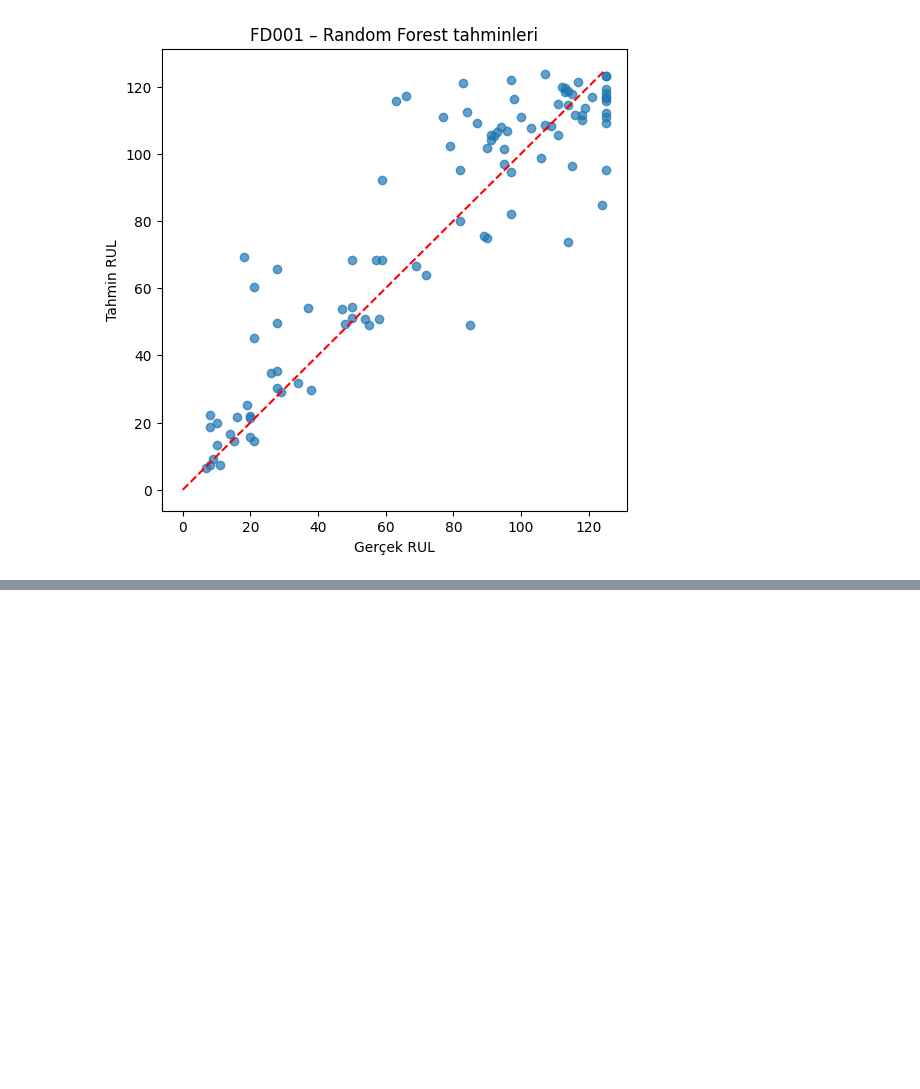
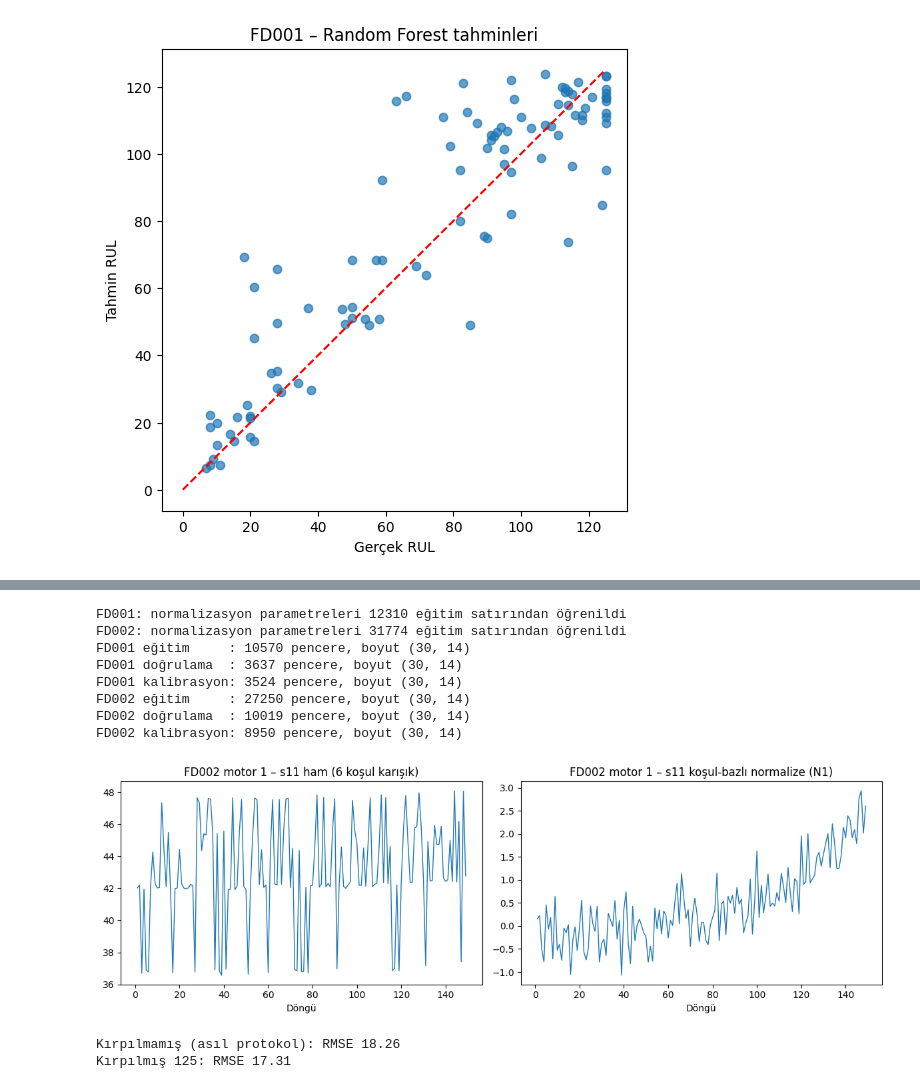
Before and after one commit to reyyan16/cmapss-rul-tahmini, a Jupyter notebook: 01_EDA_ve_Baseline.ipynb, the cells around one changed output, grey strips where cells are left out. Cells and saved outputs as stored; diff of their text form; code cells hidden in the pictures; blank space fills up the shorter version.

Commit message:
FD002, motor bazlı bölme, normalizasyon, pencereleme

```diff
--- a/01_EDA_ve_Baseline.ipynb
+++ b/01_EDA_ve_Baseline.ipynb
@@ -96,0 +140,55 @@ plt.savefig('rf_tahmin.png', dpi=150); plt.show()
+# %%
+kullan = ['s2','s3','s4','s7','s8','s9','s11','s12','s13','s14','s15','s17','s20','s21']
+for fd in veri:
+    d = veri[fd]['train']
+    d['RUL'] = d.groupby('anahtar')['dongu'].transform('max') - d['dongu']
+    e = bolme[fd][0]
+    egt = d[d.anahtar.isin(e)]
+    # N0: global z-skor | N1: koşul-bazlı z-skor  (ikisi de YALNIZCA eğitim motorlarıyla öğrenilir)
+    d[[s+'_N0' for s in kullan]] = (d[kullan] - egt[kullan].mean()) / egt[kullan].std()
+    ort, std = egt.groupby('kosul')[kullan].mean(), egt.groupby('kosul')[kullan].std()
+    d[[s+'_N1' for s in kullan]] = (d[kullan] - ort.loc[d.kosul].values) / std.loc[d.kosul].values
+    print(f'{fd}: normalizasyon parametreleri {len(egt)} eğitim satırından öğrenildi')
+
+def pencere(d, motorlar, ek='_N1', L=30):
+    X, y = [], []
+    for _, g in d[d.anahtar.isin(motorlar)].groupby('anahtar'):
+        a, r = g[[s+ek for s in kullan]].values, g['RUL'].values
+        for i in range(len(g) - L + 1):
+            X.append(a[i:i+L]); y.append(r[i+L-1])
+    return np.array(X), np.array(y)
+
+for fd in veri:
+    for ad, mset in zip(['eğitim', 'doğrulama', 'kalibrasyon'], bolme[fd]):
+        X, y = pencere(veri[fd]['train'], mset)
+        print(f'{fd} {ad:11s}: {X.shape[0]} pencere, boyut {X.shape[1:]}')
+
+# Grafik: FD002'de koşul-bazlı normalizasyonun etkisi
+g = veri['FD002']['train'].query("motor == 1")
+fig, ax = plt.subplots(1, 2, figsize=(12, 4))
+ax[0].plot(g.dongu, g.s11, lw=1); ax[0].set_title('FD002 motor 1 – s11 ham (6 koşul karışık)')
+ax[1].plot(g.dongu, g.s11_N1, lw=1); ax[1].set_title('FD002 motor 1 – s11 koşul-bazlı normalize (N1)')
+for a in ax: a.set_xlabel('Döngü')
+plt.tight_layout(); plt.savefig('fd002_normalizasyon.png', dpi=150); plt.show()
+# %% [output]
+FD001: normalizasyon parametreleri 12310 eğitim satırından öğrenildi
+FD002: normalizasyon parametreleri 31774 eğitim satırından öğrenildi
+FD001 eğitim     : 10570 pencere, boyut (30, 14)
+FD001 doğrulama  : 3637 pencere, boyut (30, 14)
+FD001 kalibrasyon: 3524 pencere, boyut (30, 14)
+FD002 eğitim     : 27250 pencere, boyut (30, 14)
+FD002 doğrulama  : 10019 pencere, boyut (30, 14)
+FD002 kalibrasyon: 8950 pencere, boyut (30, 14)
+[figure, added]
+# %%
+from sklearn.ensemble import RandomForestRegressor
+d1 = veri['FD001']['train']
+rf = RandomForestRegressor(n_estimators=200, max_depth=12, n_jobs=-1, random_state=42)
+rf.fit(d1[kullan], d1['RUL'].clip(upper=125))
+p = rf.predict(veri['FD001']['test'].groupby('anahtar').last()[kullan])
+ham = pd.read_csv('CMAPSS/RUL_FD001.txt', header=None)[0].values
+for ad, y in [('Kırpılmamış (asıl protokol)', ham), ('Kırpılmış 125', np.minimum(ham, 125))]:
+    print(f'{ad}: RMSE {np.sqrt(np.mean((p - y)**2)):.2f}')
+# %% [output]
+Kırpılmamış (asıl protokol): RMSE 18.26
+Kırpılmış 125: RMSE 17.31
```
Also changed, not shown: parts of 2 cells of this notebook.
